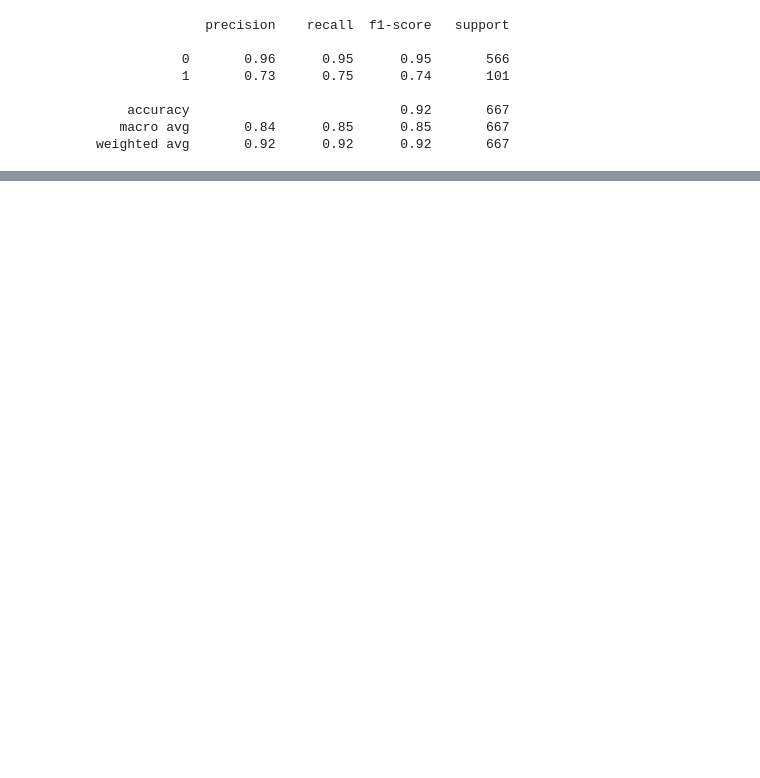
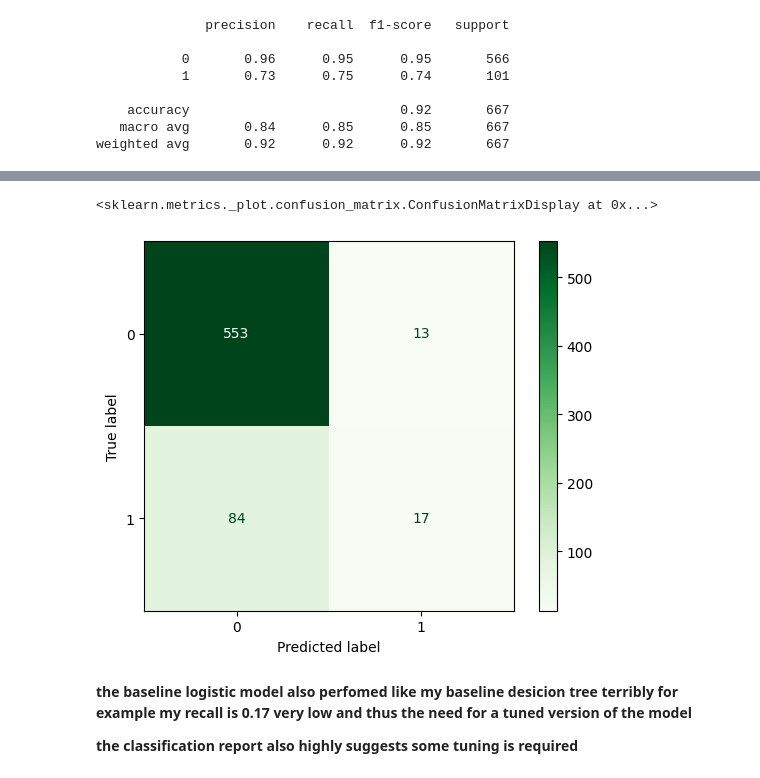
Before and after one commit to skyfall-kimani/SyriaTel-Customer-Churn-project, a Jupyter notebook: churns.notebook.ipynb, the cells around one changed output, grey strips where cells are left out. Drawn from its saved outputs; the diff is of its cells as text; code cells hidden in the pictures; blank space fills up the shorter version.

```diff
--- a/churns.notebook.ipynb
+++ b/churns.notebook.ipynb
@@ -210,0 +245,11 @@ weighted avg       0.92      0.92      0.92       667
+# %%
+parameters_grid = {
+    'class_weight': [None, 'balanced'],
+    'max_depth': [3, 5, 10, None],
+    'criterion': ['gini', 'entropy'],
+    'min_samples_leaf': [1, 5, 10, 20]
+}
+
+grid_search = GridSearchCV(estimator=DecisionTreeClassifier(random_state=42), param_grid=parameters_grid, cv=5, n_jobs=-1, scoring='f1')
+grid_search.fit(X_train, y_train)
+grid_search.best_params_
@@ -210,0 +294,10 @@ weighted avg       0.92      0.92      0.92       667
+# %%
+
+# I  first create a pipeline that scales the data and prevents data leakage
+
+baseline_pipeline=Pipeline([ ('scaler',StandardScaler()),
+                            ('logreg',LogisticRegression(max_iter=100, random_state=42))
+])
+baseline_logreg=baseline_pipeline
+baseline_logreg.fit(X_train,y_train)
+y_pred_logreg=baseline_logreg.predict(X_test)
@@ -210,0 +316,12 @@ weighted avg       0.92      0.92      0.92       667
+# %%
+# confusion matrix for baseline  logistic regression
+cm_logreg=confusion_matrix(y_test,y_pred_logreg)
+disp_logreg=ConfusionMatrixDisplay(confusion_matrix=cm_logreg, display_labels=baseline_logreg.classes_)
+disp_logreg.plot(cmap=plt.cm.Greens)
+# %% [output]
+<sklearn.metrics._plot.confusion_matrix.ConfusionMatrixDisplay at 0x...>
+[figure, added]
+# %% [markdown]
+**the baseline logistic model also perfomed like my baseline desicion tree terribly for example my recall is 0.17 very low and thus the need for a tuned version of the model**
+
+**the classification report also highly suggests some tuning is required**
```
Also changed, not shown: parts of 20 cells of this notebook, 2 other files.
